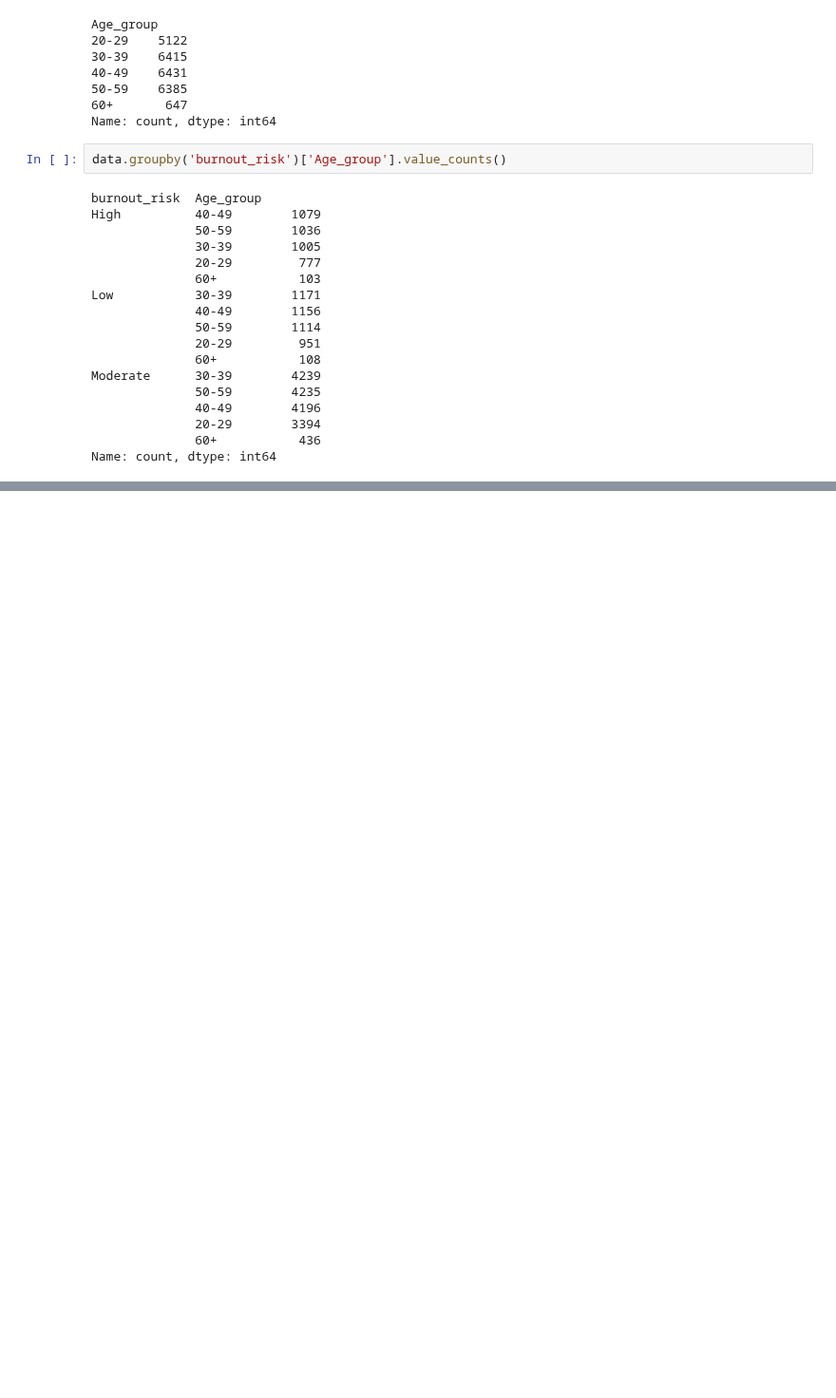
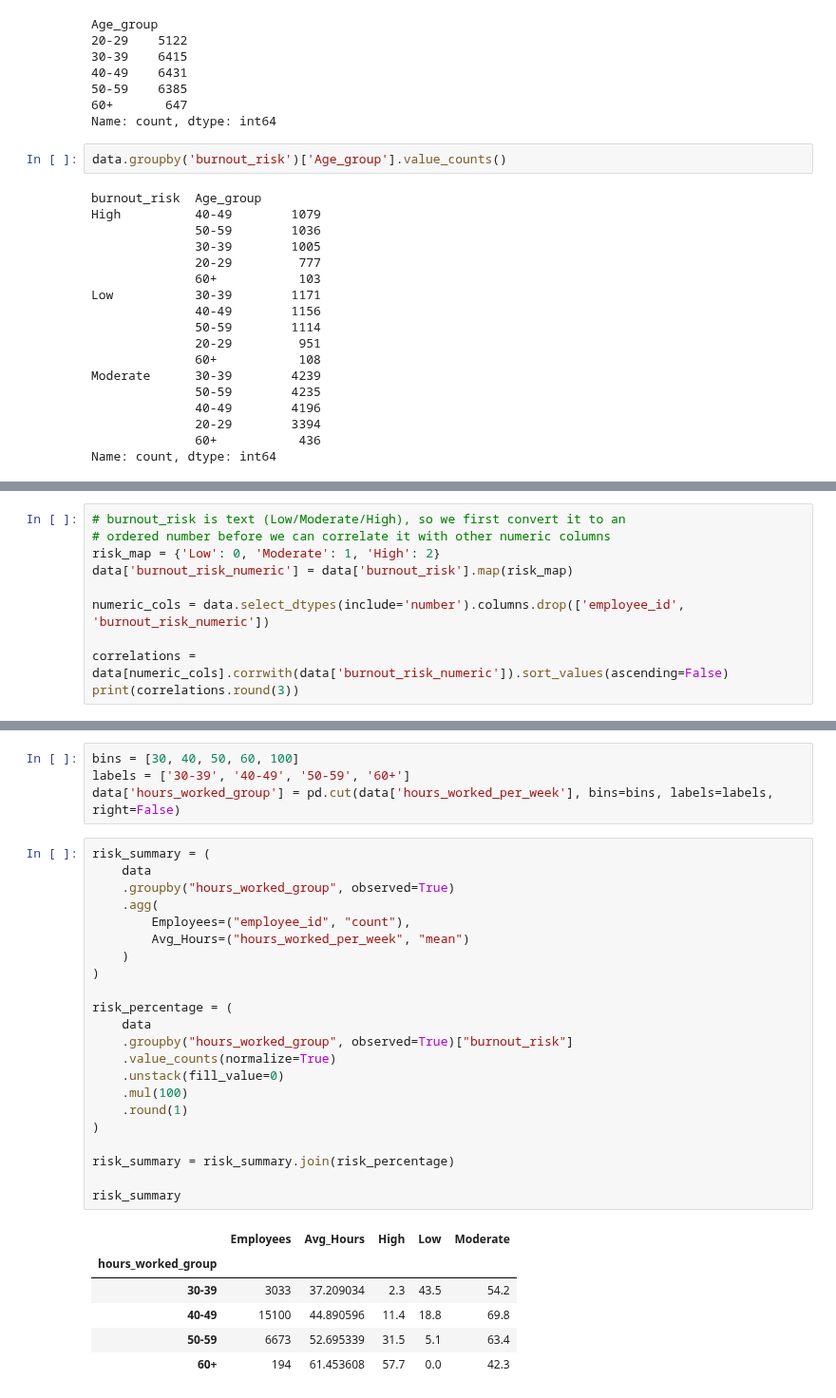
Before and after one commit to Sara-xv/Burnout-Project, a Jupyter notebook: EDA.ipynb, the cells around one changed output, grey strips where cells are left out. Shown at 95% size. Cells and saved outputs as stored; diff of their text form; blank space fills up the shorter version.

```diff
--- a/EDA.ipynb
+++ b/EDA.ipynb
@@ -578,0 +576,10 @@ data.sample()
+# %%
+# burnout_risk is text (Low/Moderate/High), so we first convert it to an
+# ordered number before we can correlate it with other numeric columns
+risk_map = {'Low': 0, 'Moderate': 1, 'High': 2}
+data['burnout_risk_numeric'] = data['burnout_risk'].map(risk_map)
+
+numeric_cols = data.select_dtypes(include='number').columns.drop(['employee_id', 'burnout_risk_numeric'])
+
+correlations = data[numeric_cols].corrwith(data['burnout_risk_numeric']).sort_values(ascending=False)
+print(correlations.round(3))
@@ -578,0 +1034,33 @@ data.sample()
+# %%
+bins = [30, 40, 50, 60, 100]
+labels = ['30-39', '40-49', '50-59', '60+']
+data['hours_worked_group'] = pd.cut(data['hours_worked_per_week'], bins=bins, labels=labels, right=False)
+# %%
+risk_summary = (
+    data
+    .groupby("hours_worked_group", observed=True)
+    .agg(
+        Employees=("employee_id", "count"),
+        Avg_Hours=("hours_worked_per_week", "mean")
+    )
+)
+
+risk_percentage = (
+    data
+    .groupby("hours_worked_group", observed=True)["burnout_risk"]
+    .value_counts(normalize=True)
+    .unstack(fill_value=0)
+    .mul(100)
+    .round(1)
+)
+
+risk_summary = risk_summary.join(risk_percentage)
+
+risk_summary
+# %% [output]
+|  | Employees | Avg_Hours | High | Low | Moderate |
+| hours_worked_group |  |  |  |  |  |
+| 30-39 | 3033 | 37.209034 | 2.3 | 43.5 | 54.2 |
+| 40-49 | 15100 | 44.890596 | 11.4 | 18.8 | 69.8 |
+| 50-59 | 6673 | 52.695339 | 31.5 | 5.1 | 63.4 |
+| 60+ | 194 | 61.453608 | 57.7 | 0.0 | 42.3 |
```
Also changed, not shown: parts of 16 cells of this notebook, 6 other files.
